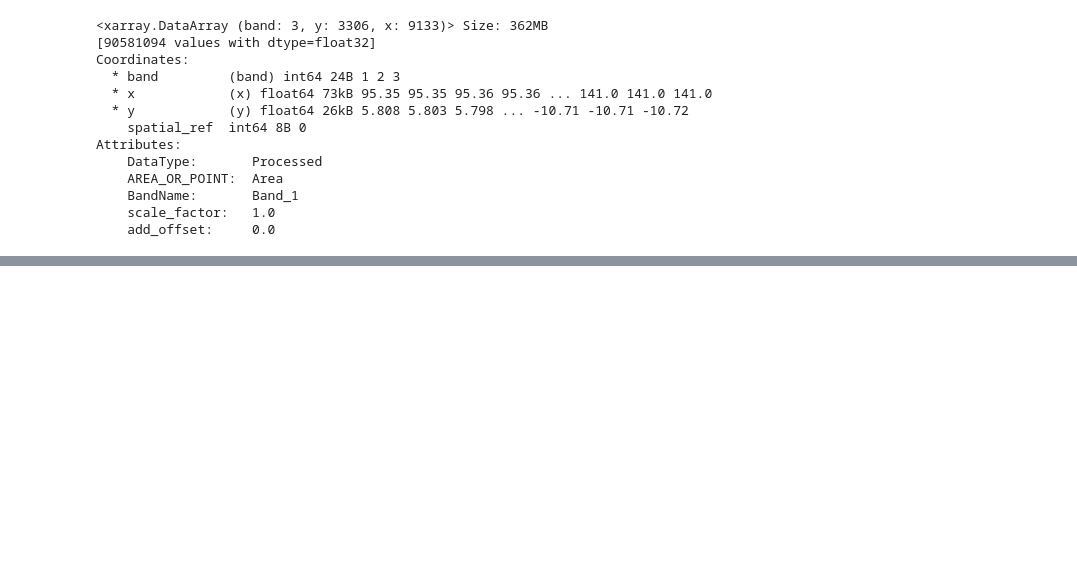
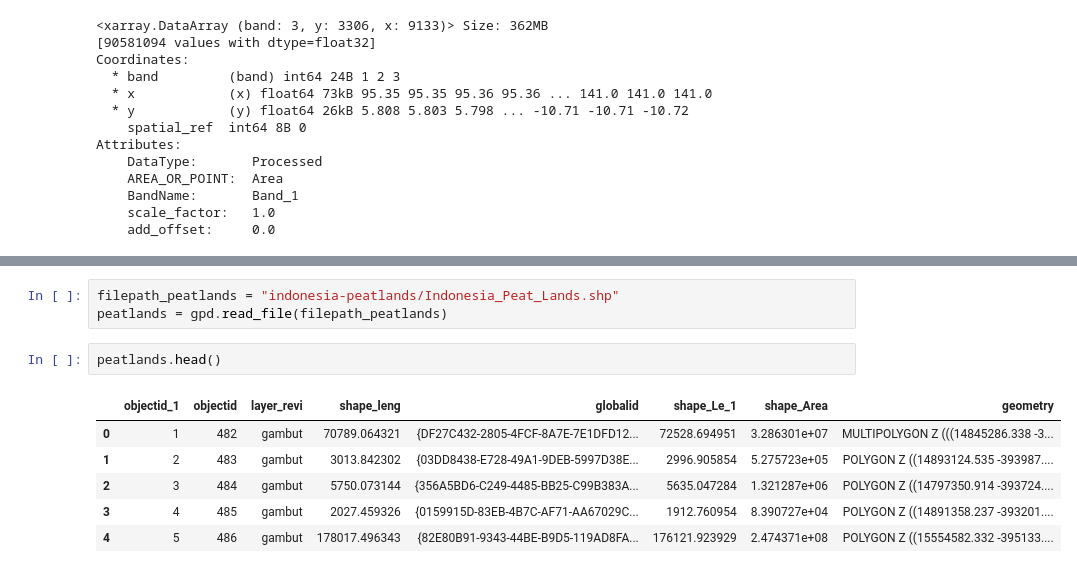
Before and after one commit to ninorp55/tropical-peat-post-fire-vegetation-recovery, a Jupyter notebook: first_data_exploration.ipynb, the cells around one changed output, grey strips where cells are left out. Saved outputs shown, nothing was run; the diff lists cells and outputs as text; blank space fills up the shorter version.

```diff
--- a/first_data_exploration.ipynb
+++ b/first_data_exploration.ipynb
@@ -168,0 +190,12 @@ Attributes:
+# %%
+filepath_peatlands = "indonesia-peatlands/Indonesia_Peat_Lands.shp"
+peatlands = gpd.read_file(filepath_peatlands)
+# %%
+peatlands.head()
+# %% [output]
+|  | objectid_1 | objectid | layer_revi | shape_leng | globalid | shape_Le_1 | shape_Area | geometry |
+| 0 | 1 | 482 | gambut | 70789.064321 | {DF27C432-2805-4FCF-8A7E-7E1DFD12... | 72528.694951 | 3.286301e+07 | MULTIPOLYGON Z (((14845286.338 -3... |
+| 1 | 2 | 483 | gambut | 3013.842302 | {03DD8438-E728-49A1-9DEB-5997D38E... | 2996.905854 | 5.275723e+05 | POLYGON Z ((14893124.535 -393987.... |
+| 2 | 3 | 484 | gambut | 5750.073144 | {356A5BD6-C249-4485-BB25-C99B383A... | 5635.047284 | 1.321287e+06 | POLYGON Z ((14797350.914 -393724.... |
+| 3 | 4 | 485 | gambut | 2027.459326 | {0159915D-83EB-4B7C-AF71-AA67029C... | 1912.760954 | 8.390727e+04 | POLYGON Z ((14891358.237 -393201.... |
+| 4 | 5 | 486 | gambut | 178017.496343 | {82E80B91-9343-44BE-B9D5-119AD8FA... | 176121.923929 | 2.474371e+08 | POLYGON Z ((15554582.332 -395133.... |
```
Also changed, not shown: parts of 12 cells of this notebook.
